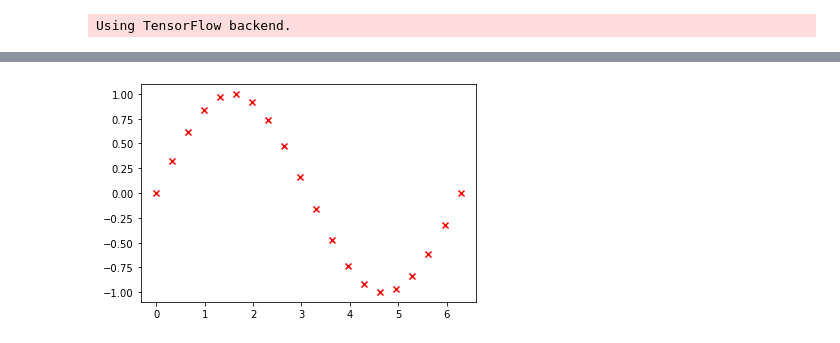
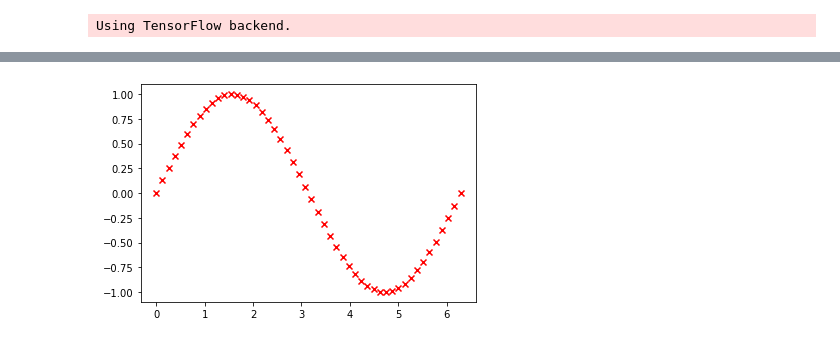
Before and after one commit to samph4/TrainingBook, a Jupyter notebook: _build/jupyter_execute/Examples/4_GAN.ipynb, the cells around one changed output, grey strips where cells are left out. Drawn from its saved outputs; the diff is of its cells as text; code cells hidden in the pictures.

```diff
--- a/_build/jupyter_execute/Examples/4_GAN.ipynb
+++ b/_build/jupyter_execute/Examples/4_GAN.ipynb
@@ -55,10 +61,10 @@ np.sqrt(5)
 # %%
-n1 = 20
+n1 = 50
 dataset = np.zeros((n1,2))
 dataset[:,0] = np.linspace(0,2*np.pi,n1)
 dataset[:,1] = np.sin(dataset[:,0])
 
 pyplot.scatter(dataset[:,0],dataset[:,1], marker='x',color='r')
 pyplot.show()
 # %% [output]
-[figure, old version]
+[figure, new version]
```
Also changed, not shown: parts of 42 cells of this notebook, 28 other files.
